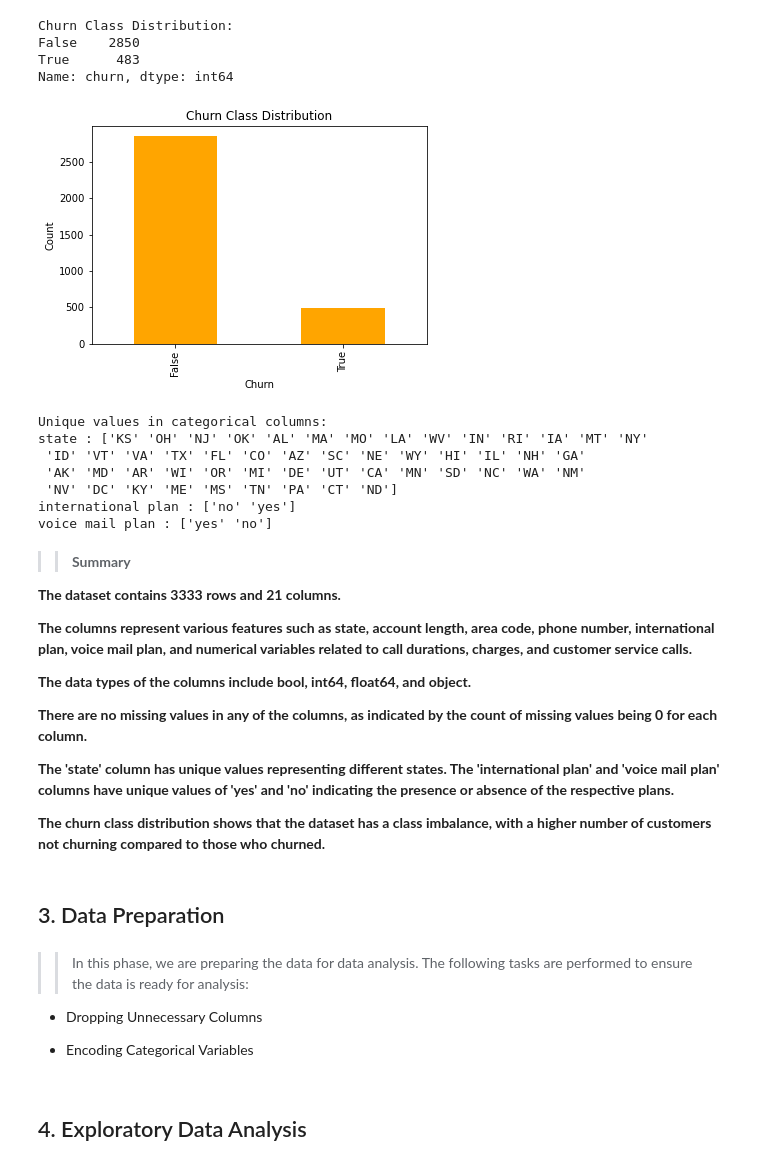
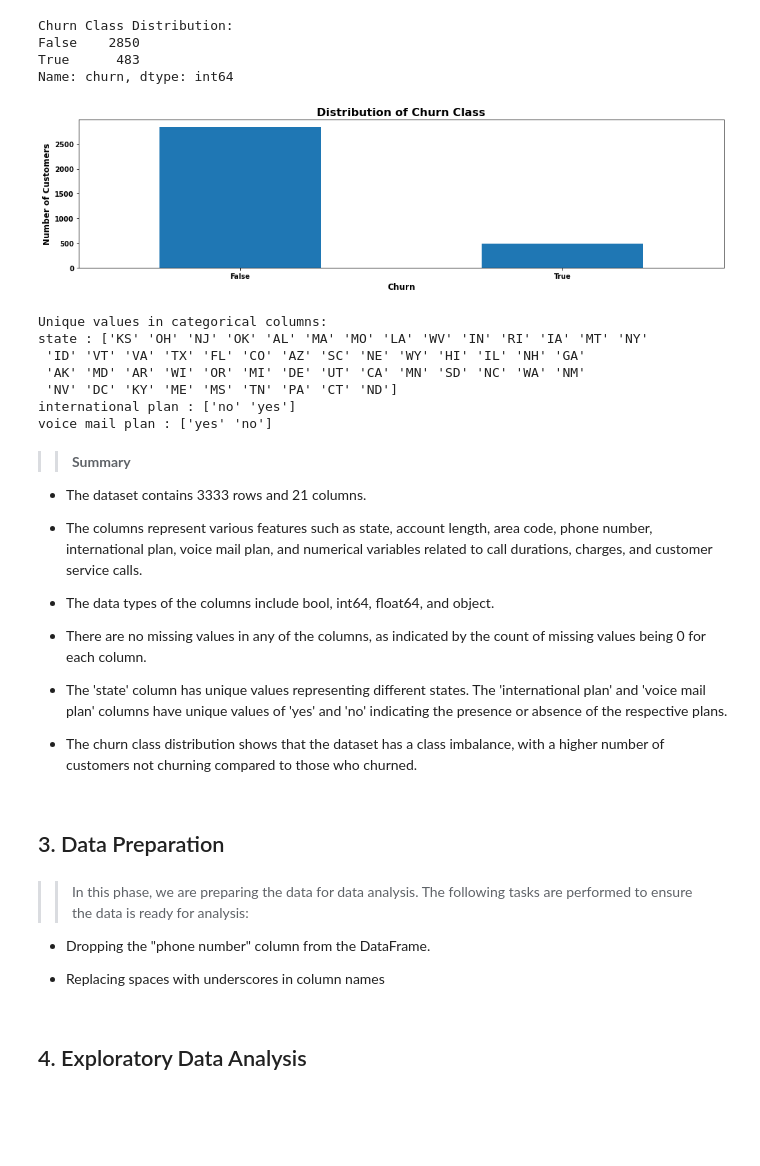
Before and after one commit to pauline-ndungu/SyriaTel-Customer-Churn-Prediction-Project, a Jupyter notebook: index.ipynb, the cells around one changed output. Saved outputs shown, nothing was run; the diff lists cells and outputs as text; code cells hidden in the pictures; blank space fills up the shorter version.

Commit message:
Visualization for Modelling

```diff
--- a/index.ipynb
+++ b/index.ipynb
@@ -163,14 +164,17 @@ True      483
 Name: churn, dtype: int64
 # %%
 # Visualize the class distribution in the 'churn' column
-plt.figure(figsize=(6, 4))
-df['churn'].value_counts().plot(kind='bar', color='orange')
-plt.title("Churn Class Distribution")
-plt.xlabel("Churn")
-plt.ylabel("Count")
+plt.figure(figsize=(14, 4))
+df['churn'].value_counts().plot(kind='bar')
+plt.title("Distribution of Churn Class", fontsize=16, fontweight='bold')
+plt.xlabel("Churn", fontsize=12, fontweight='bold')
+plt.ylabel("Number of Customers", fontsize=12, fontweight='bold')
+plt.xticks(rotation=0, fontsize=10, fontweight='bold')
+plt.yticks(fontsize=10, fontweight='bold')
+plt.tight_layout()
 plt.show()
 # %% [output]
-[figure, old version]
+[figure, new version]
 # %%
 # Check the unique values in categorical columns
 print("Unique values in categorical columns:")
@@ -188,27 +192,29 @@ voice mail plan : ['yes' 'no']
 # %% [markdown]
 >> **Summary**
 
-**The dataset contains 3333 rows and 21 columns.**
+* The dataset contains 3333 rows and 21 columns.
 
-**The columns represent various features such as state, account length, area code, phone number, international plan, voice mail plan, and numerical variables related to call durations, charges, and customer service calls.**
+* The columns represent various features such as state, account length, area code, phone number, international plan, voice mail plan, and numerical variables related to call durations, charges, and customer service calls.
 
-**The data types of the columns include bool, int64, float64, and object.**
+* The data types of the columns include bool, int64, float64, and object.
 
-**There are no missing values in any of the columns, as indicated by the count of missing values being 0 for each column.**
+* There are no missing values in any of the columns, as indicated by the count of missing values being 0 for each column.
 
-**The 'state' column has unique values representing different states.
-The 'international plan' and 'voice mail plan' columns have unique values of 'yes' and 'no' indicating the presence or absence of the respective plans.**
+* The 'state' column has unique values representing different states.
+The 'international plan' and 'voice mail plan' columns have unique values of 'yes' and 'no' indicating the presence or absence of the respective plans.
 
-**The churn class distribution shows that the dataset has a class imbalance, with a higher number of customers not churning compared to those who churned.**
+* The churn class distribution shows that the dataset has a class imbalance, with a higher number of customers not churning compared to those who churned.
 # %% [markdown]
 ## 3. Data Preparation
 # %% [markdown]
+
 >> In this phase, we are preparing the data for data analysis.
 The following tasks are performed to ensure the data is ready for analysis:
 
-* Dropping Unnecessary Columns
+* Dropping the "phone number" column from the DataFrame.
 
-* Encoding Categorical Variables
+
+* Replacing spaces with underscores in column names
 # %%
 # Drop 'phone number' column as it is not relevant to our analysis and modelling
 df = df.drop(columns=["phone number"], axis=1)
```
Also changed, not shown: parts of 64 cells of this notebook.
